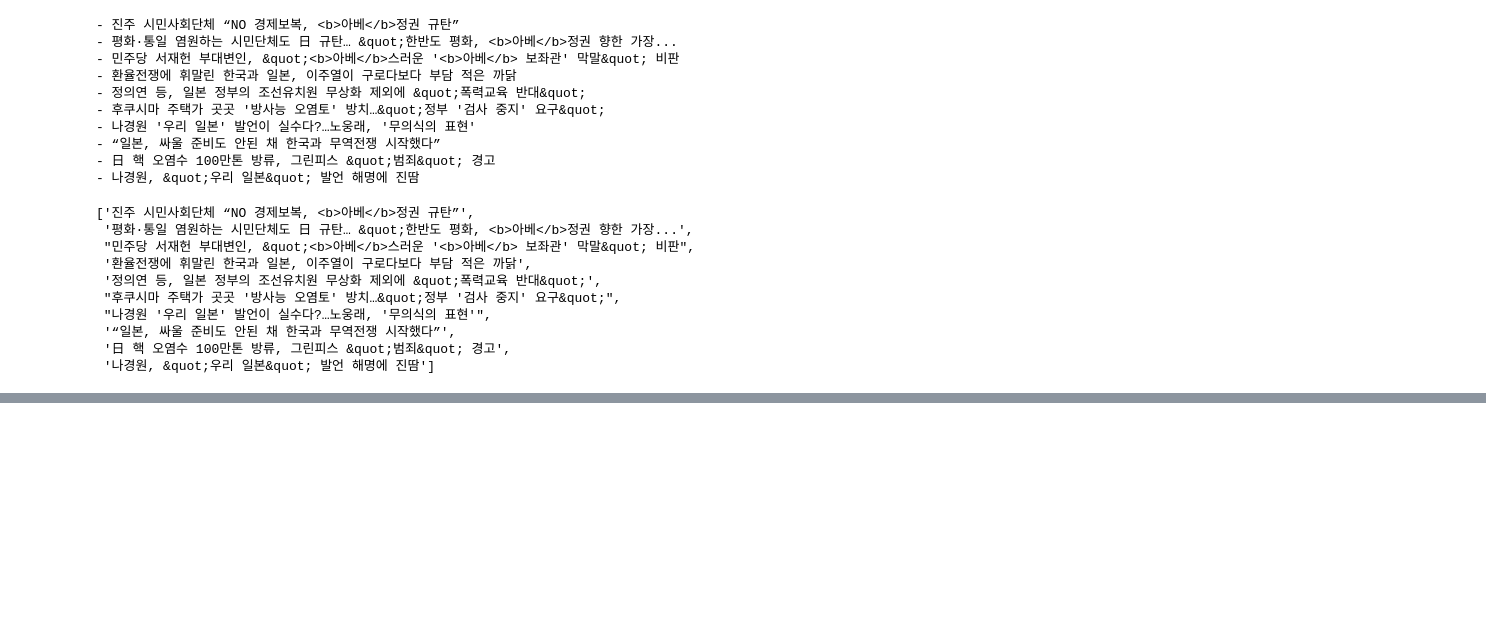
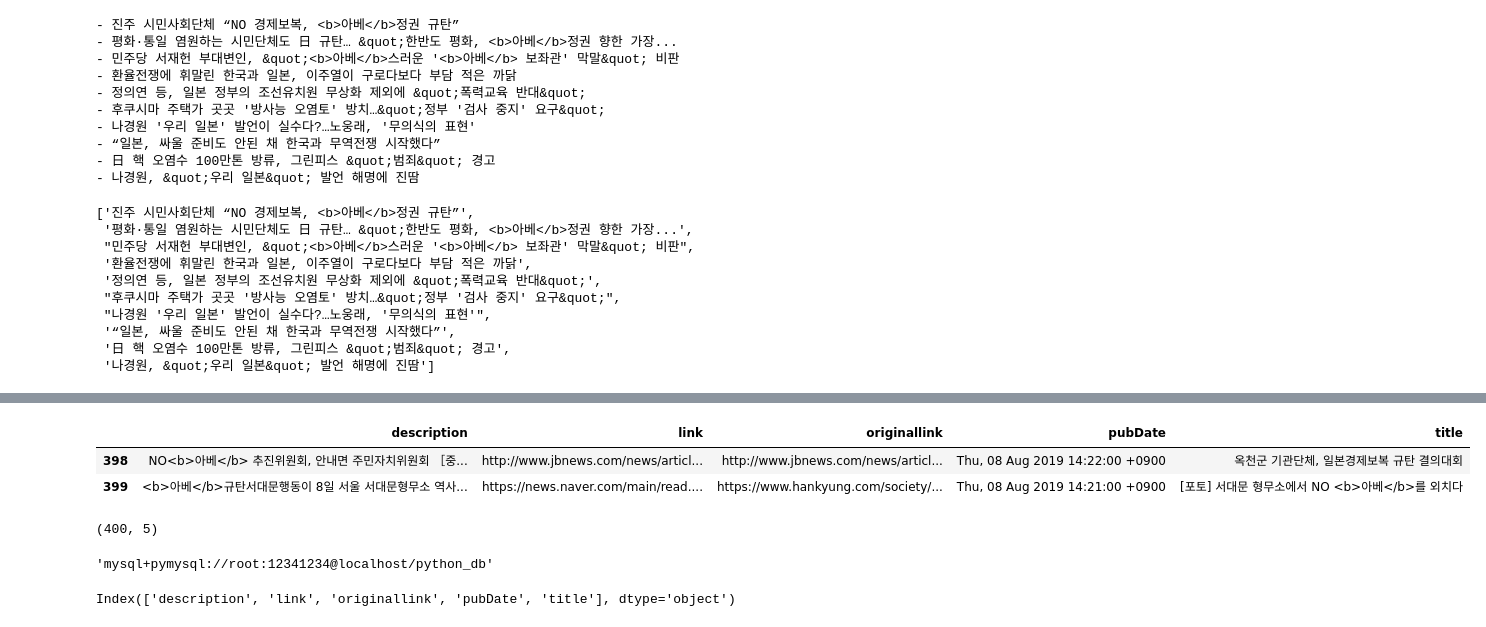
Before and after one commit to yeonkyungJoo/py_projects, a Jupyter notebook: analysis/crawling/데이터획득_level2_API를 이용한 수집.ipynb, the cells around one changed output, grey strips where cells are left out. Cells and saved outputs as stored; diff of their text form; code cells hidden in the pictures; blank space fills up the shorter version.

```diff
--- a/analysis/crawling/데이터획득_level2_API를 이용한 수집.ipynb
+++ b/analysis/crawling/데이터획득_level2_API를 이용한 수집.ipynb
@@ -209,0 +264,12 @@ for item in tmp['items'] :
+# %%
+# 하위값 확인
+df_dict.tail(2)
+# %% [output]
+|  | description | link | originallink | pubDate | title |
+| 398 | NO<b>아베</b> 추진위원회, 안내면 주민자치위원회 ［중... | http://www.jbnews.com/news/articl... | http://www.jbnews.com/news/articl... | Thu, 08 Aug 2019 14:22:00 +0900 | 옥천군 기관단체, 일본경제보복 규탄 결의대회 |
+| 399 | <b>아베</b>규탄서대문행동이 8일 서울 서대문형무소 역사... | https://news.naver.com/main/read.... | https://www.hankyung.com/society/... | Thu, 08 Aug 2019 14:21:00 +0900 | [포토] 서대문 형무소에서 NO <b>아베</b>를 외치다 |
+# %%
+# 데이터 크기
+df_dict.shape
+# %% [output]
+(400, 5)
@@ -209,0 +280,11 @@ for item in tmp['items'] :
+# %%
+# 연결
+db_url = 'mysql+pymysql://root:12341234@localhost/python_db'
+db_url
+# %% [output]
+'mysql+pymysql://root:12341234@localhost/python_db'
+# %%
+# 데이터 프레임의 데이터 컬럼 목록 확인
+df_dict.columns
+# %% [output]
+Index(['description', 'link', 'originallink', 'pubDate', 'title'], dtype='object')
```
Also changed, not shown: parts of 14 cells of this notebook, 5 other files.
